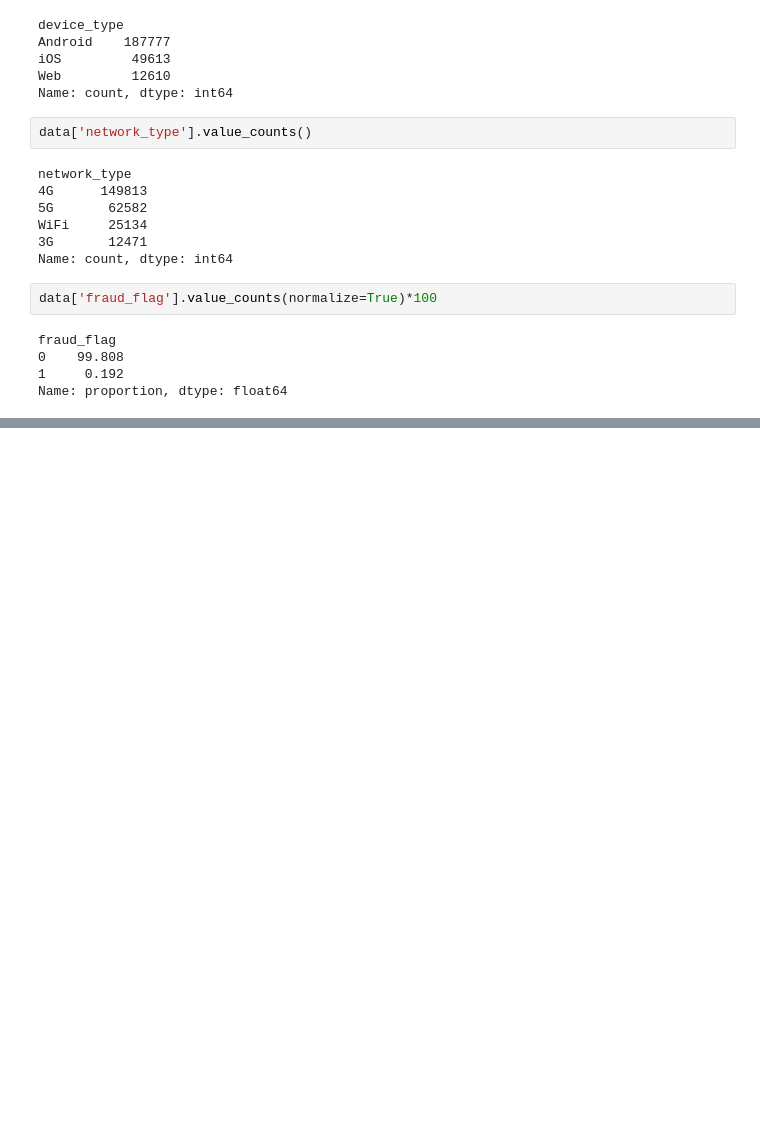
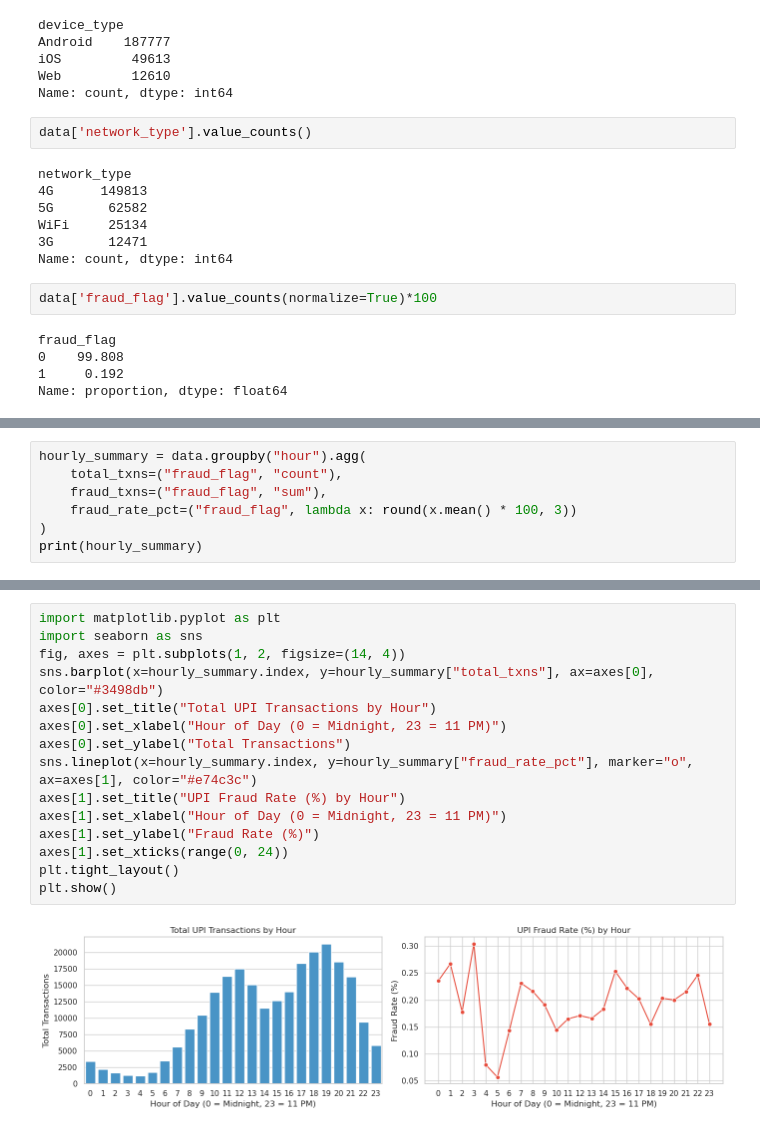
Before and after one commit to saurabhack/Upi_fraud_detection_machine_learning_project, a Jupyter notebook: EDA.ipynb, the cells around one changed output, grey strips where cells are left out. Cells and saved outputs as stored; diff of their text form; blank space fills up the shorter version.

```diff
--- a/EDA.ipynb
+++ b/EDA.ipynb
@@ -200,0 +306,7 @@ Name: proportion, dtype: float64
+# %%
+hourly_summary = data.groupby("hour").agg(
+    total_txns=("fraud_flag", "count"),
+    fraud_txns=("fraud_flag", "sum"),
+    fraud_rate_pct=("fraud_flag", lambda x: round(x.mean() * 100, 3))
+)
+print(hourly_summary)
@@ -200,0 +331,17 @@ Name: proportion, dtype: float64
+# %%
+import matplotlib.pyplot as plt
+import seaborn as sns
+fig, axes = plt.subplots(1, 2, figsize=(14, 4))
+sns.barplot(x=hourly_summary.index, y=hourly_summary["total_txns"], ax=axes[0], color="#3498db")
+axes[0].set_title("Total UPI Transactions by Hour")
+axes[0].set_xlabel("Hour of Day (0 = Midnight, 23 = 11 PM)")
+axes[0].set_ylabel("Total Transactions")
+sns.lineplot(x=hourly_summary.index, y=hourly_summary["fraud_rate_pct"], marker="o", ax=axes[1], color="#e74c3c")
+axes[1].set_title("UPI Fraud Rate (%) by Hour")
+axes[1].set_xlabel("Hour of Day (0 = Midnight, 23 = 11 PM)")
+axes[1].set_ylabel("Fraud Rate (%)")
+axes[1].set_xticks(range(0, 24))
+plt.tight_layout()
+plt.show()
+# %% [output]
+[figure, added]
```
Also changed, not shown: parts of 15 cells of this notebook.
